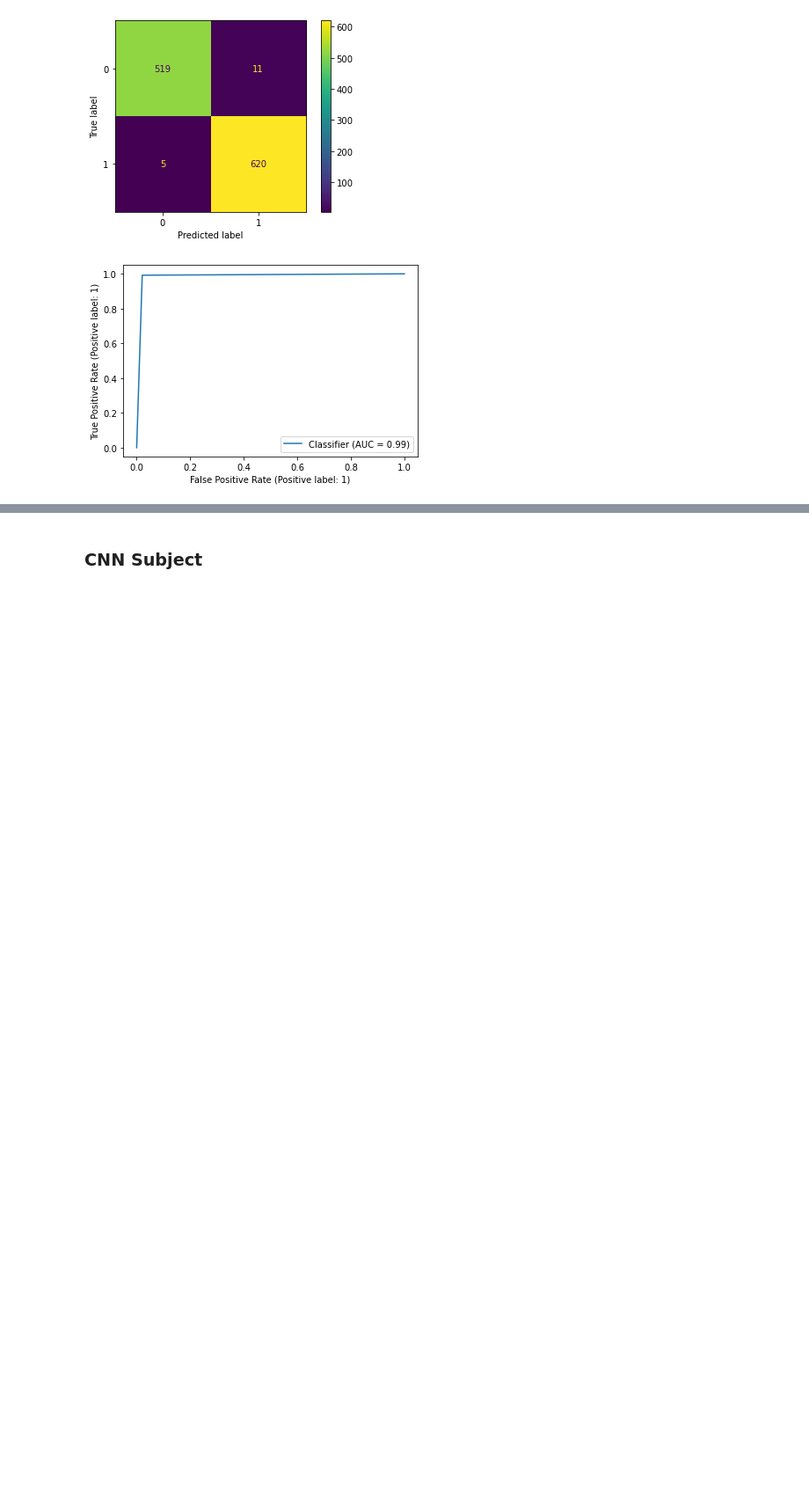
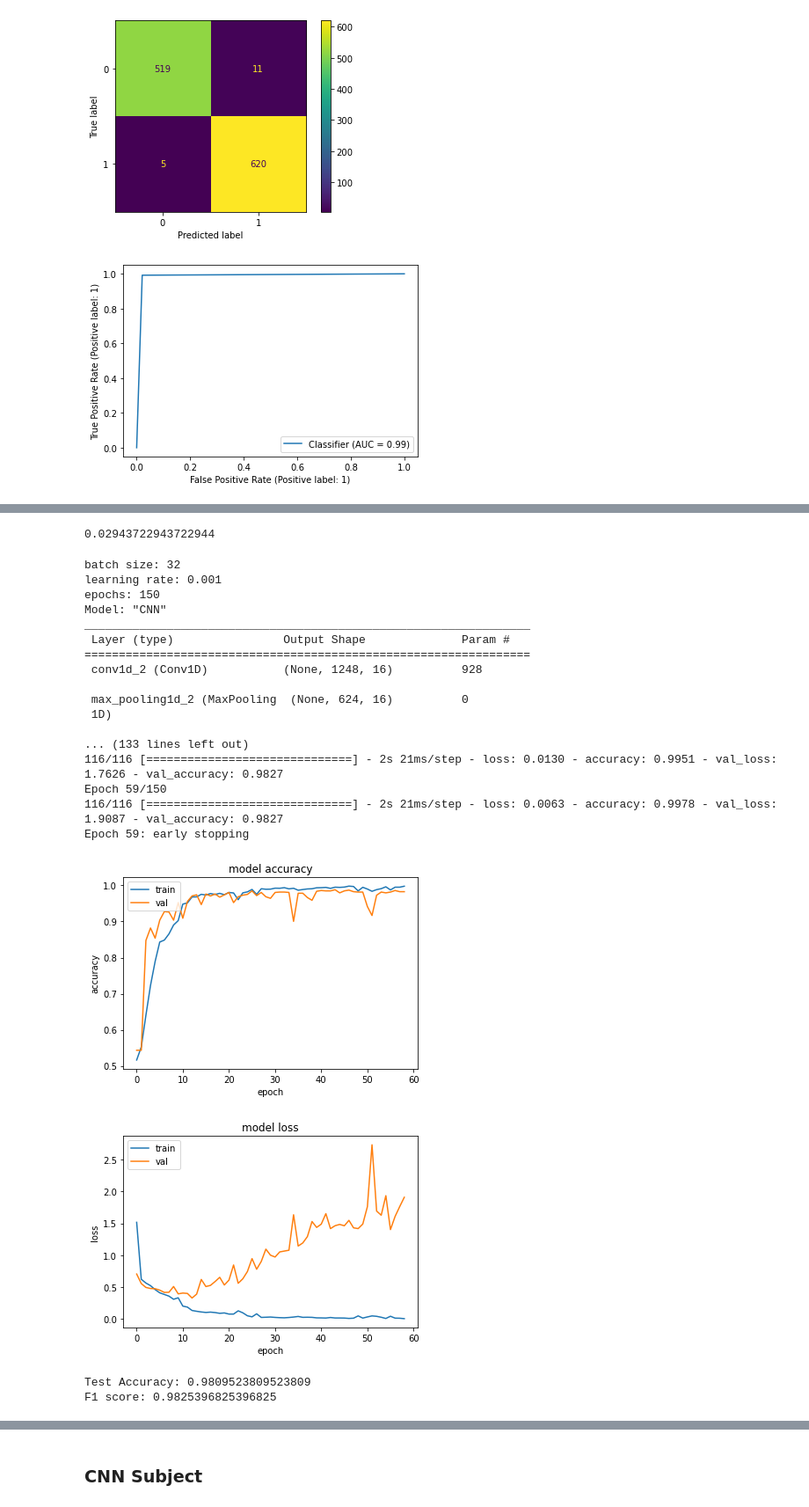
Before and after one commit to daterka/Use-of-machine-learning-methods-to-diagnose-schizophrenia-based-on-EEG-signal, a Jupyter notebook: src/neuralNetworks/CNN.ipynb, the cells around one changed output, grey strips where cells are left out. Shown at 88% size. Cells and saved outputs as stored; diff of their text form; code cells hidden in the pictures; blank space fills up the shorter version.

```diff
--- a/src/neuralNetworks/CNN.ipynb
+++ b/src/neuralNetworks/CNN.ipynb
@@ -117,0 +185,58 @@ F1 score: 0.9872611464968153
+# %%
+(9+25)/1155
+# %% [output]
+0.02943722943722944
+# %%
+from tensorflow.keras import layers
+
+def build_model_CNN1d(input_shape, opt):
+    model = Sequential()
+
+    model.add(Conv1D(filters=16, kernel_size=3, activation='relu', input_shape=input_shape))
+    model.add(MaxPooling1D())
+
+    model.add(Conv1D(filters=32, kernel_size=3, activation='relu'))
+    model.add(MaxPooling1D())
+
+    model.add(Flatten())
+
+    model.add(Dense(64, activation='relu'))
+    model.add(Dropout(0.4))
+
+    model.add(Dense(1, activation='sigmoid'))
+
+    model._name = 'CNN'
+
+    model.compile(optimizer=opt,
+          loss='binary_crossentropy',
+          metrics=['accuracy'])
+
+
+    model.summary()
+
+    return model
+# %%
+model_runner.run(X_train, X_test, y_train, y_test, input_shape, build_model_CNN1d,
+    learning_rate, epochs_n, patience, batch_size, validation_split, save_path)
+# %% [output]
+batch size: 32
+learning rate: 0.001
+epochs: 150
+Model: "CNN"
+_________________________________________________________________
+ Layer (type)                Output Shape              Param #
+=================================================================
+ conv1d_2 (Conv1D)           (None, 1248, 16)          928
+
+ max_pooling1d_2 (MaxPooling  (None, 624, 16)          0
+ 1D)
+
+... (133 lines left out)
+116/116 [==============================] - 2s 21ms/step - loss: 0.0130 - accuracy: 0.9951 - val_loss: 1.7626 - val_accuracy: 0.9827
+Epoch 59/150
+116/116 [==============================] - 2s 21ms/step - loss: 0.0063 - accuracy: 0.9978 - val_loss: 1.9087 - val_accuracy: 0.9827
+Epoch 59: early stopping
+[figure, added]
+[figure, added]
+Test Accuracy: 0.9809523809523809
+F1 score: 0.9825396825396825
```
Also changed, not shown: parts of 11 cells of this notebook, 12 other files.
